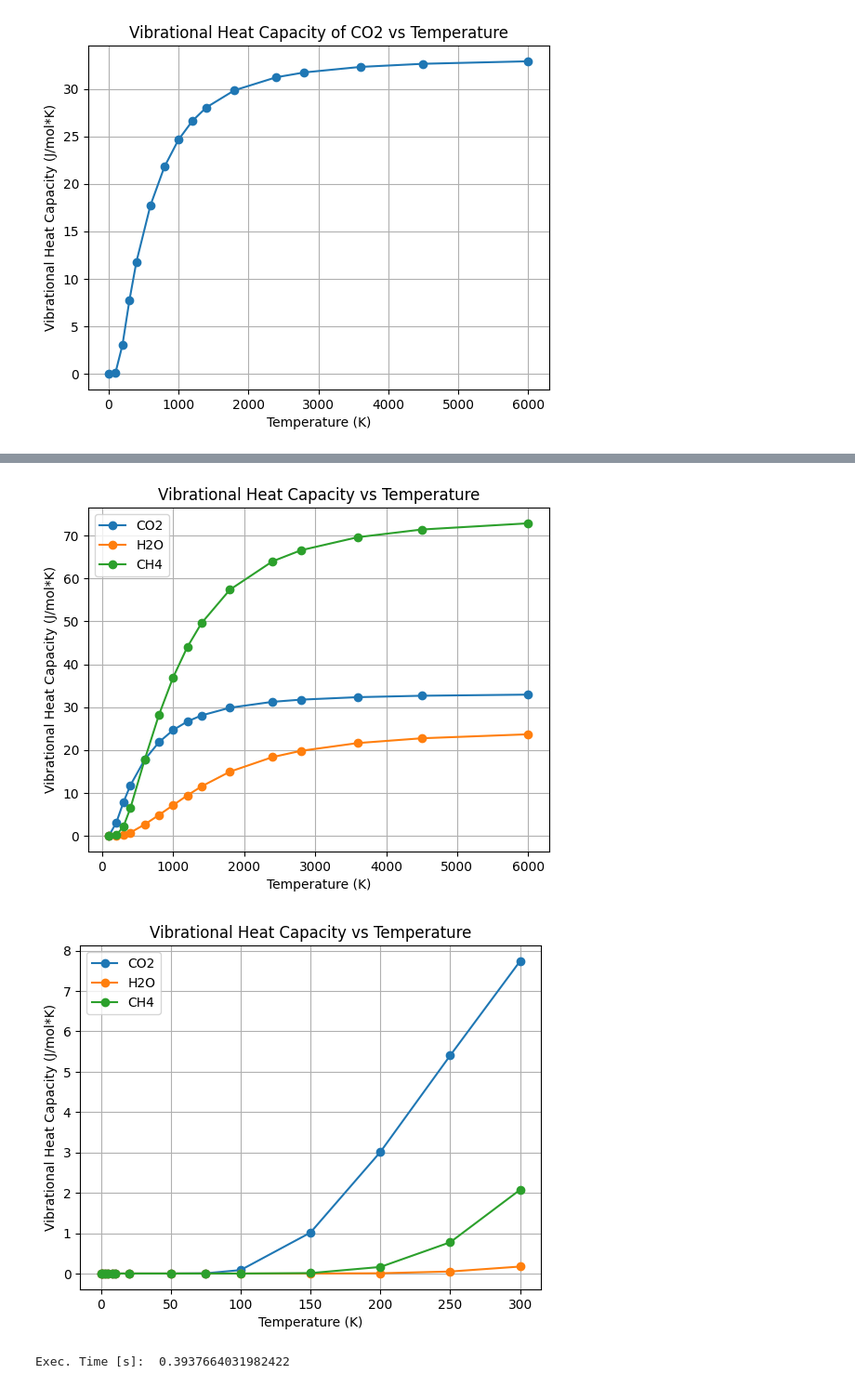
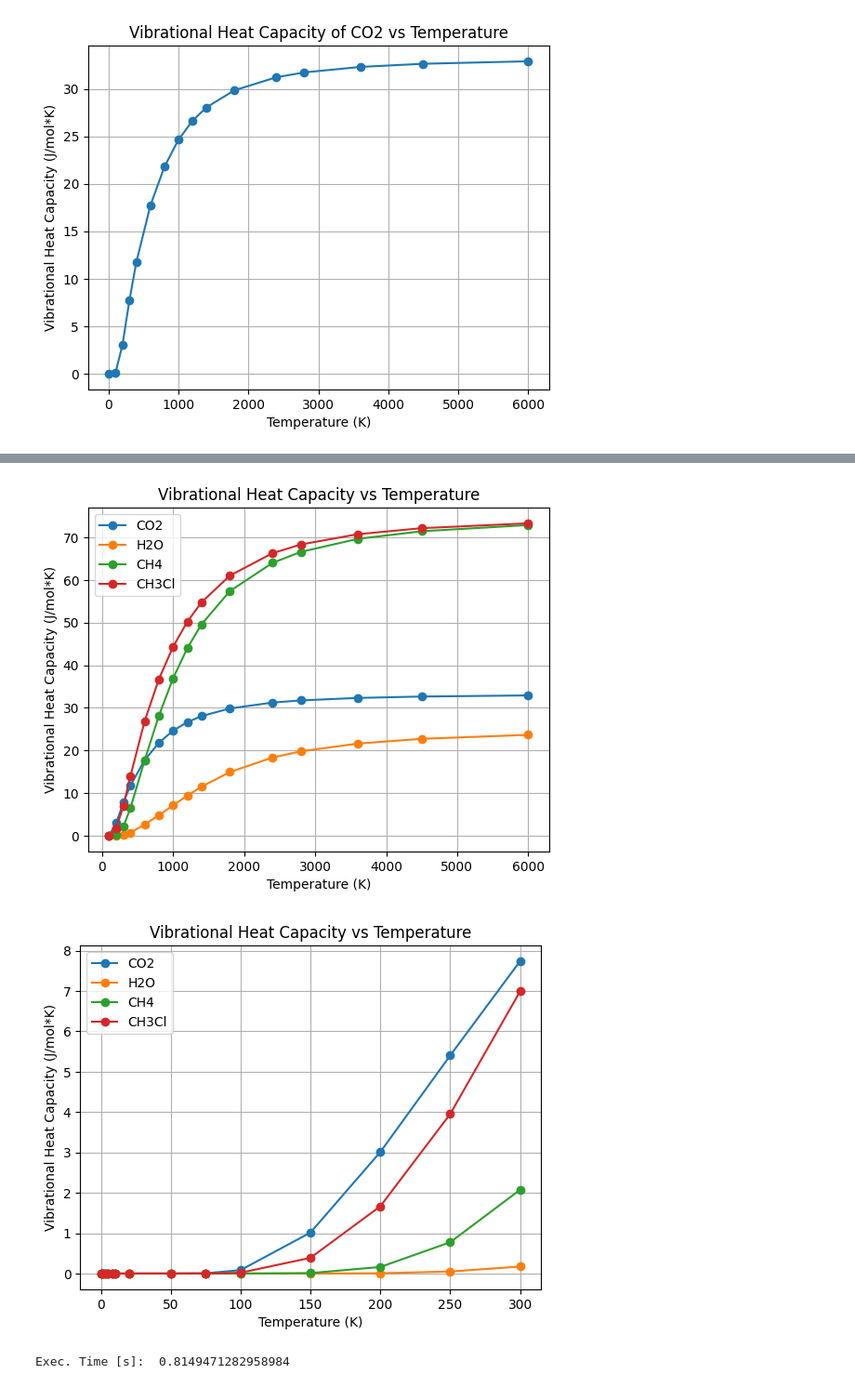
Before and after one commit to denny190/pchem_iv, a Jupyter notebook: Berdar_L04_qm_calc_freq.ipynb, the cells around one changed output, grey strips where cells are left out. Shown at 93% size. Saved outputs shown, nothing was run; the diff lists cells and outputs as text; code cells hidden in the pictures.

```diff
--- a/Berdar_L04_qm_calc_freq.ipynb
+++ b/Berdar_L04_qm_calc_freq.ipynb
@@ -200,34 +202,35 @@ def plot_vibrational_heat_capacity(molecule_data, temperatures):
             c_vib_plot.append(c_vib)
         heat_capacity_data[molecule_name] = c_vib_plot
 
     for molecule_name, c_vib_values in heat_capacity_data.items():
         plt.plot(temperatures, c_vib_values, marker='o', label=molecule_name)
 
     plt.legend()
     plt.grid(True)
     plt.xlabel('Temperature (K)')
     plt.ylabel('Vibrational Heat Capacity (J/mol*K)')
     plt.title('Vibrational Heat Capacity vs Temperature')
     plt.show()
 
 molecules = {
     "CO2": [984.86, 984.86, 1999.48, 3502.99],
     "H2O": [2414.6, 5575.9, 5724.61],
-    "CH4": [1950.58, 1951.06, 1951.4, 2274.77, 2274.86, 4391.22, 4559.39, 4559.87, 4560.12]
+    "CH4": [1950.58, 1951.06, 1951.4, 2274.77, 2274.86, 4391.22, 4559.39, 4559.87, 4560.12],
+    "CH3Cl": [1088.10, 1500.74, 1501.37, 2016.70, 2167.14, 2167.86, 4460.76, 4604.56, 4605.03]
 }
 
 high_temperatures = [
     100, 200, 300, 400, 600, 800, 1000, 1200, 1400,
     1800, 2400, 2800, 3600, 4500, 6000
 ]
 
 low_temperatures = [ 0.1, 1, 3, 5, 8, 10, 20, 50, 75, 100, 150, 200, 250, 300]
 
 plot_vibrational_heat_capacity(molecules, high_temperatures)
 plot_vibrational_heat_capacity(molecules, low_temperatures)
 
 print("Exec. Time [s]: ", time.time() - start)
 # %% [output]
-[figure, old version]
+[figure, new version]
-[figure, old version]
+[figure, new version]
-Exec. Time [s]:  0.3937664031982422
+Exec. Time [s]:  0.8149471282958984
```
Also changed, not shown: parts of 1 cell of this notebook, 2 other files.
